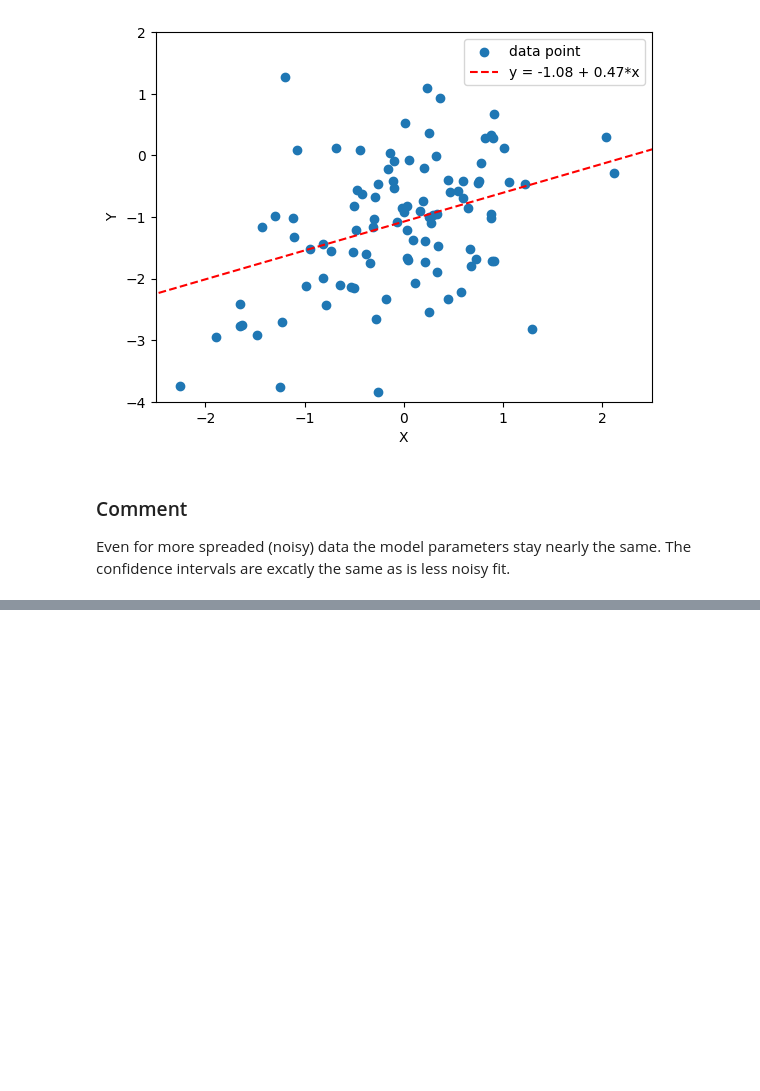
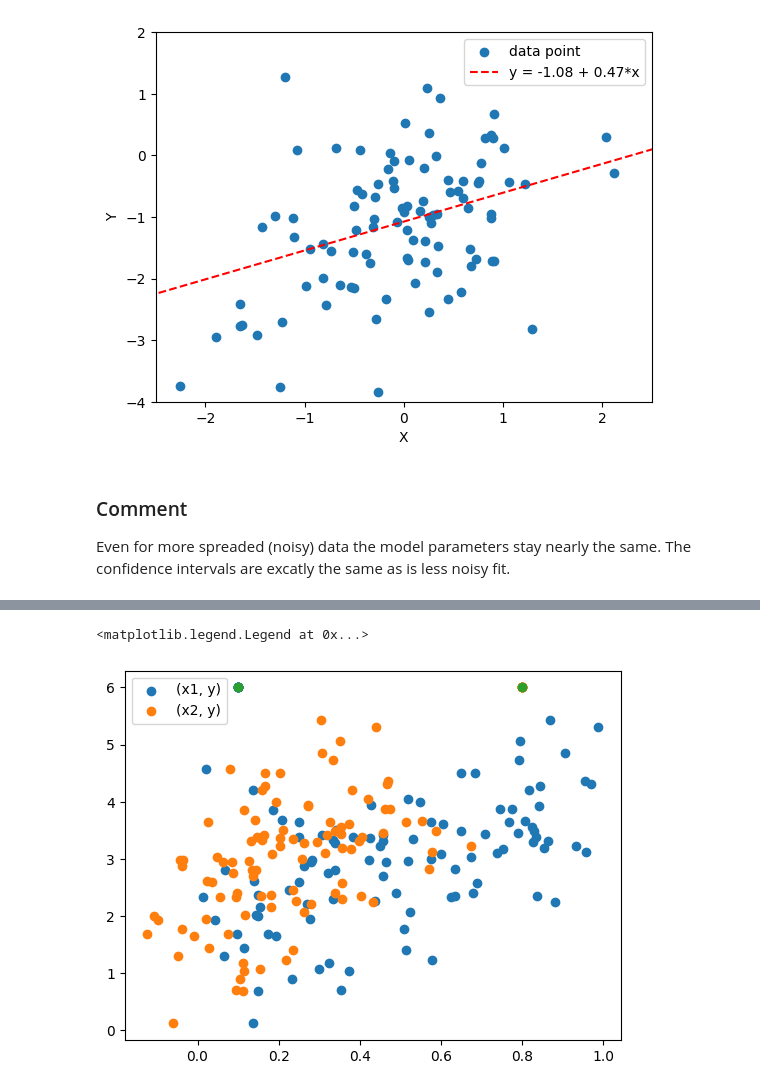
Before and after one commit to xXKeNdAmAmAsTeRXx/ISLP_labs, a Jupyter notebook: applied-Tasks/LinearRegressionTasks.ipynb, the cells around one changed output, grey strips where cells are left out. Cells and saved outputs as stored; diff of their text form; code cells hidden in the pictures; blank space fills up the shorter version.

```diff
--- a/applied-Tasks/LinearRegressionTasks.ipynb
+++ b/applied-Tasks/LinearRegressionTasks.ipynb
@@ -973,0 +1054,4 @@ Even for more spreaded (noisy) data the model parameters stay nearly the same. T
+# %%
+x1 = np.concatenate([x1, [0.1]])
+x2 = np.concatenate([x2, [0.8]])
+y = np.concatenate([y, [6]])
@@ -973,0 +1098,9 @@ Even for more spreaded (noisy) data the model parameters stay nearly the same. T
+# %%
+plt.figure()
+plt.scatter(x1,y, label="(x1, y)")
+plt.scatter(x2,y, label="(x2, y)")
+plt.scatter([0.1, 0.8],[6,6]) # outliers
+plt.legend()
+# %% [output]
+<matplotlib.legend.Legend at 0x...>
+[figure, added]
```
Also changed, not shown: parts of 25 cells of this notebook.
